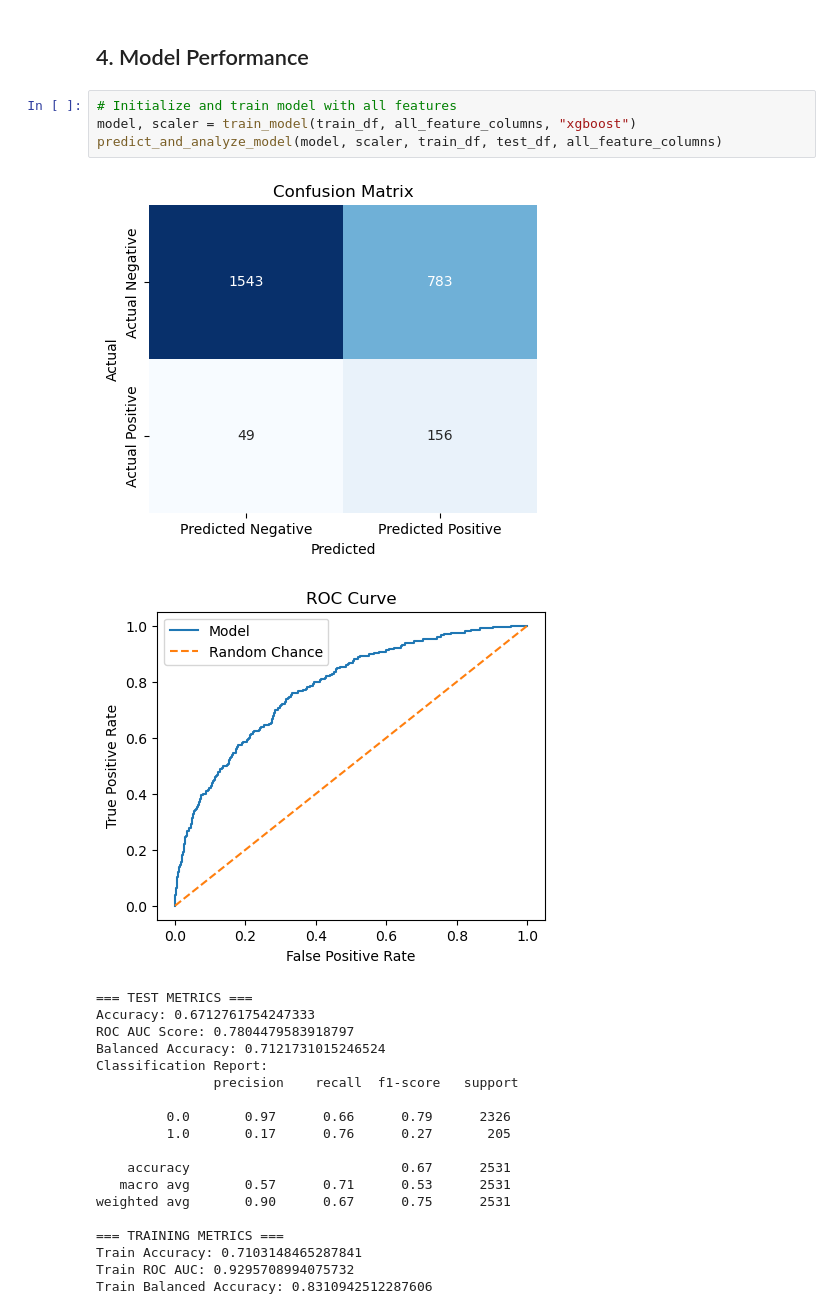
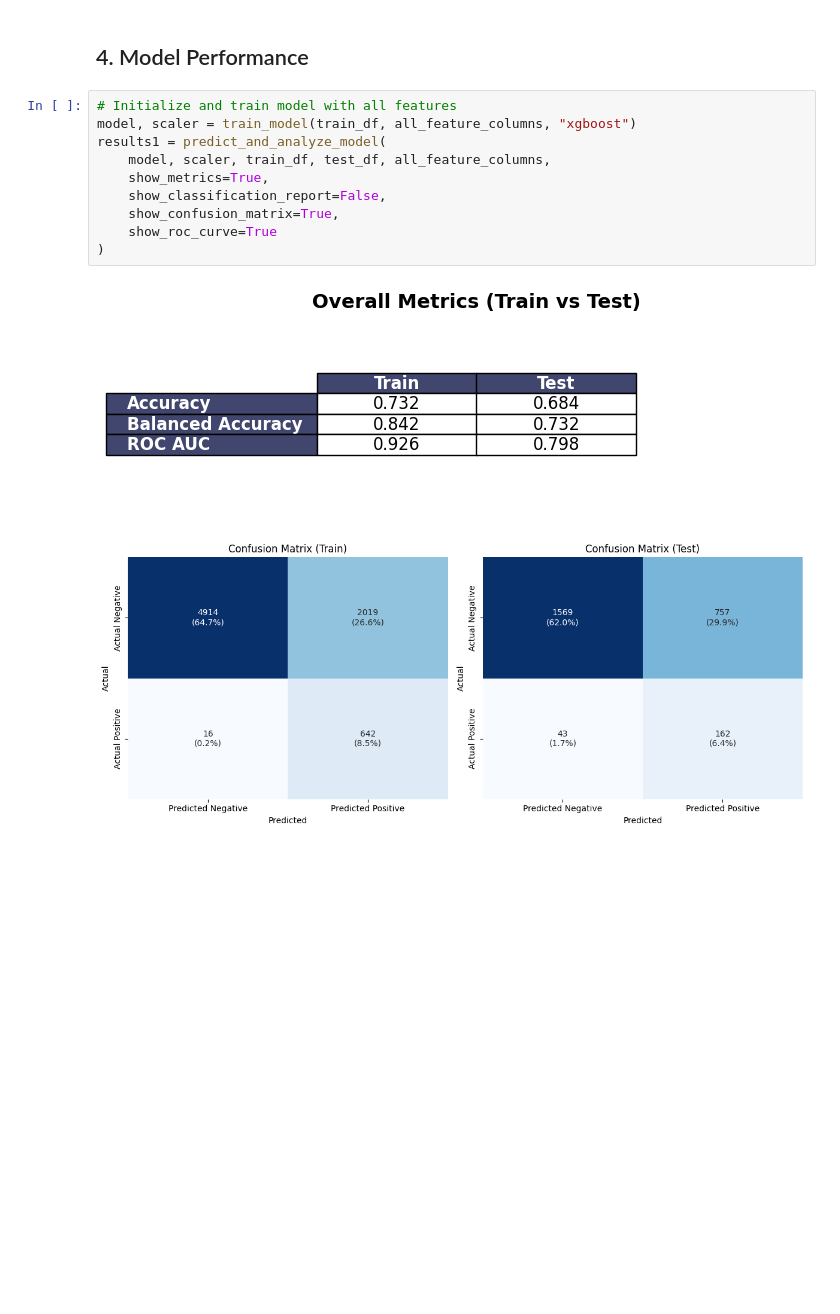
Before and after one commit to mozer123/credit_scoring, a Jupyter notebook: src/main.ipynb, the cells around one changed output. Saved outputs shown, nothing was run; the diff lists cells and outputs as text; blank space fills up the shorter version.

Commit message:
side by side comparison of performance analysis for test-train & better graph generation for poster

```diff
--- a/src/main.ipynb
+++ b/src/main.ipynb
@@ -88,25 +89,13 @@ fs.plot_feature_importance('mutual_info', top_n=50)
 # %%
 # Initialize and train model with all features
 model, scaler = train_model(train_df, all_feature_columns, "xgboost")
-predict_and_analyze_model(model, scaler, train_df, test_df, all_feature_columns)
+results1 = predict_and_analyze_model(
+    model, scaler, train_df, test_df, all_feature_columns,
+    show_metrics=True,
+    show_classification_report=False,
+    show_confusion_matrix=True,
+    show_roc_curve=True
+)
 # %% [output]
-[figure, old version]
+[figure, new version]
-[figure, old version]
+[figure, new version]
-=== TEST METRICS ===
-Accuracy: 0.6712761754247333
-ROC AUC Score: 0.7804479583918797
-Balanced Accuracy: 0.7121731015246524
-Classification Report:
-               precision    recall  f1-score   support
-
-         0.0       0.97      0.66      0.79      2326
-         1.0       0.17      0.76      0.27       205
-
-    accuracy                           0.67      2531
-   macro avg       0.57      0.71      0.53      2531
-weighted avg       0.90      0.67      0.75      2531
-
-=== TRAINING METRICS ===
-Train Accuracy: 0.7103148465287841
-Train ROC AUC: 0.9295708994075732
-Train Balanced Accuracy: 0.8310942512287606
```
Also changed, not shown: parts of 8 cells of this notebook, 1 other file.
